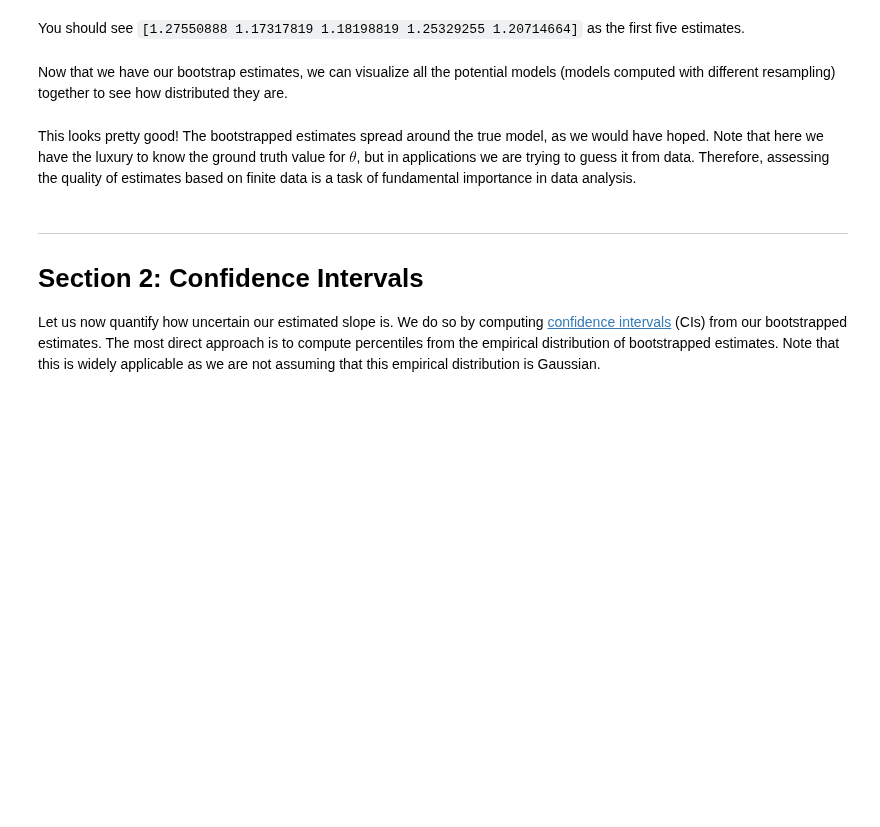
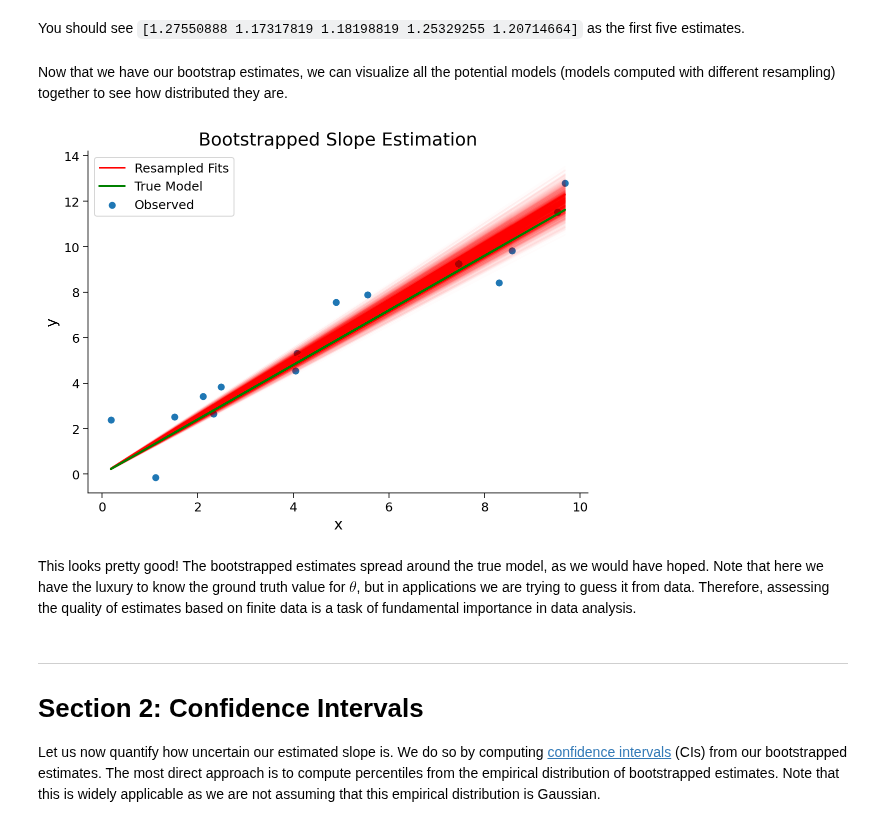
Before and after one commit to Benorli/course-content, a Jupyter notebook: tutorials/W1D3_ModelFitting/student/W1D3_Tutorial3.ipynb, the cells around one changed output. Cells and saved outputs as stored; diff of their text form; code cells hidden in the pictures; blank space fills up the shorter version.

```diff
--- a/tutorials/W1D3_ModelFitting/student/W1D3_Tutorial3.ipynb
+++ b/tutorials/W1D3_ModelFitting/student/W1D3_Tutorial3.ipynb
@@ -202,35 +198,37 @@ You should see `[1.27550888 1.17317819 1.18198819 1.25329255 1.20714664]` as the
 # %% [markdown]
 Now that we have our bootstrap estimates, we can visualize all the potential models (models computed with different resampling) together to see how distributed they are.
 # %%
-#@title
-#@markdown Execute this cell to visualize all potential models
+# @title
+# @markdown Execute this cell to visualize all potential models
 
 fig, ax = plt.subplots()
 
 # For each theta_hat, plot model
 theta_hats = bootstrap_estimates(x, y, n=2000)
 for i, theta_hat in enumerate(theta_hats):
-  y_hat = theta_hat * x
-  ax.plot(x, y_hat, c='r', alpha=0.01, label='Resampled Fits' if i==0 else '')
+    y_hat = theta_hat * x
+    ax.plot(x,
+            y_hat,
+            c='r',
+            alpha=0.01,
+            label='Resampled Fits' if i == 0 else '')
 
 # Plot observed data
 ax.scatter(x, y, label='Observed')
 
 # Plot true fit data
 y_true = theta * x
 ax.plot(x, y_true, 'g', linewidth=2, label='True Model')
 
-ax.set(
-  title='Bootstrapped Slope Estimation',
-  xlabel='x',
-  ylabel='y'
-)
+ax.set(title='Bootstrapped Slope Estimation', xlabel='x', ylabel='y')
 
 # Change legend line alpha property
 handles, labels = ax.get_legend_handles_labels()
 handles[0].set_alpha(1)
 
 ax.legend();
+# %% [output]
+[figure, added]
 # %% [markdown]
 This looks pretty good! The bootstrapped estimates spread around the true model, as we would have hoped. Note that here we have the luxury to know the ground truth value for $\theta$, but in applications we are trying to guess it from data. Therefore, assessing  the  quality  of  estimates  based  on  finite data is a task of fundamental importance in data analysis.
 # %% [markdown]
```
Also changed, not shown: parts of 3 cells of this notebook.
